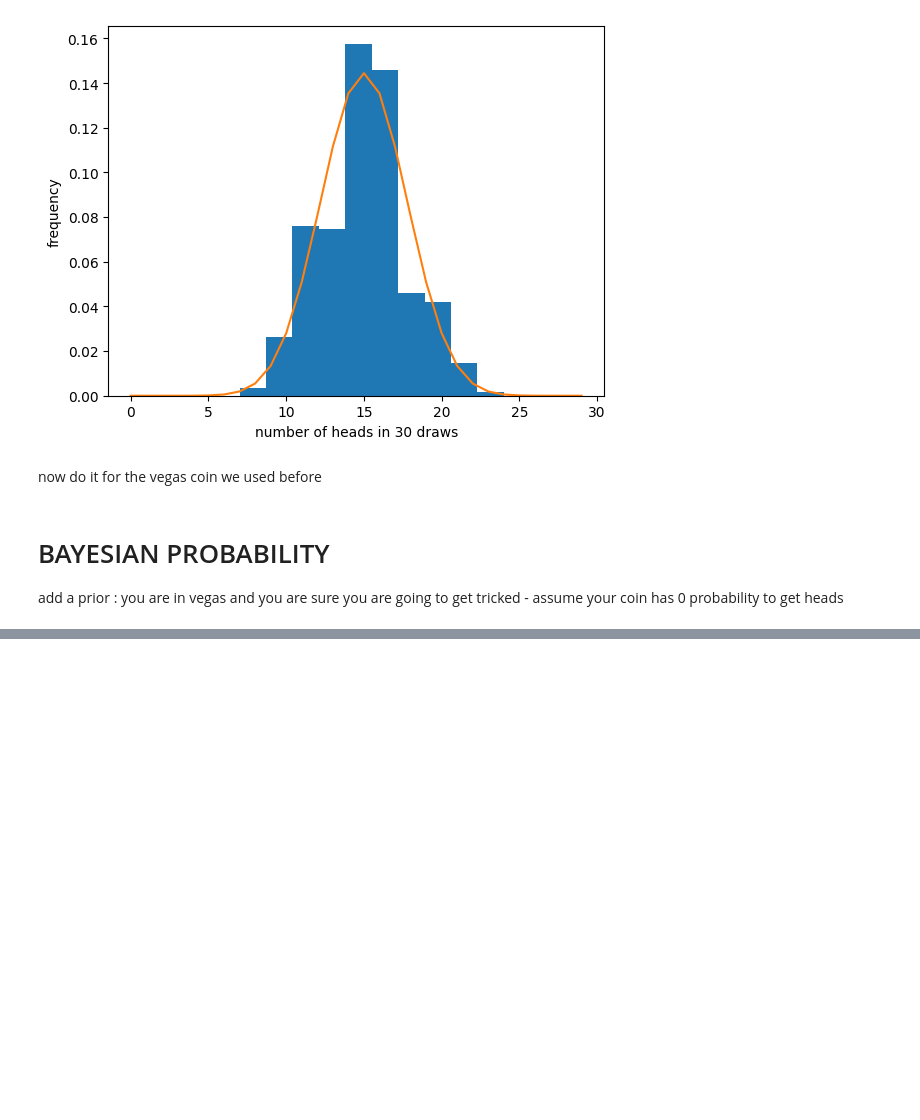
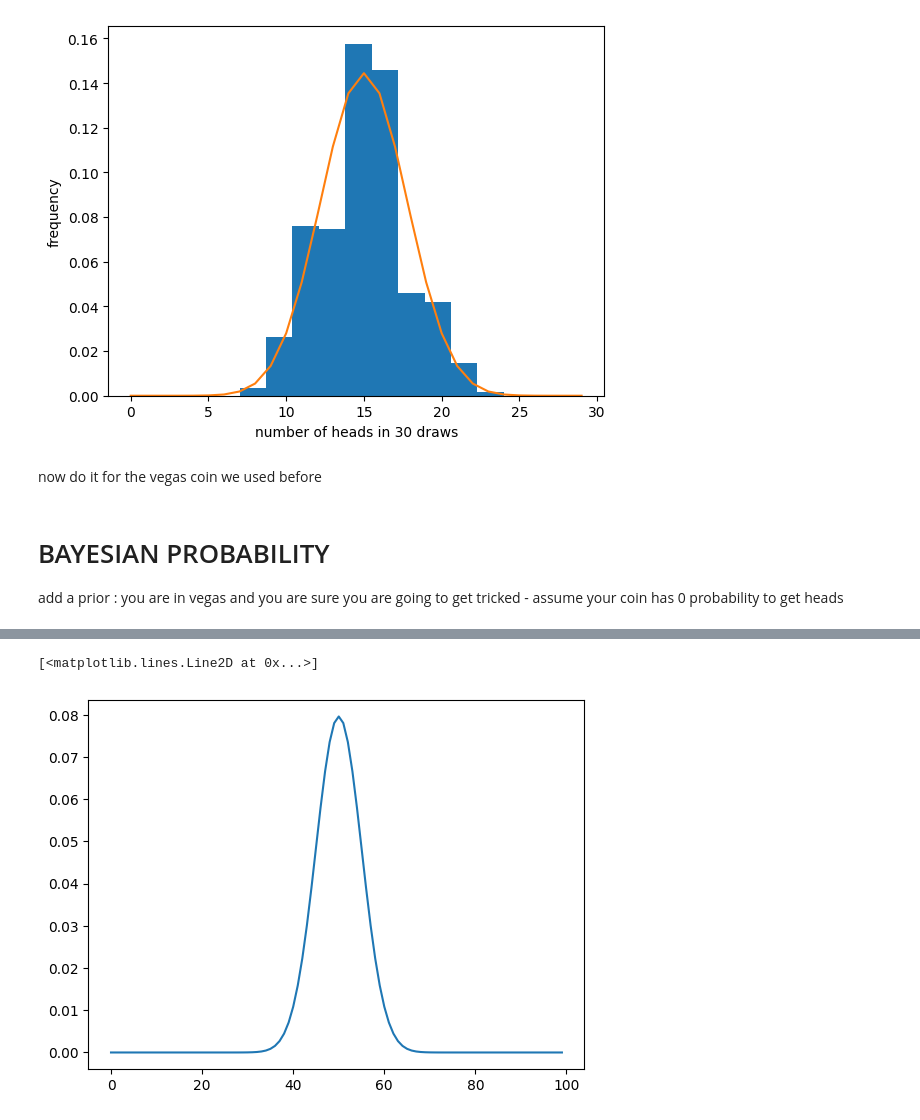
Before and after one commit to mnilsson8/DSPS_mNilsson, a Jupyter notebook: Labs/stat/Instructions_coin_tosses.ipynb, the cells around one changed output, grey strips where cells are left out. Cells and saved outputs as stored; diff of their text form; code cells hidden in the pictures; blank space fills up the shorter version.

```diff
--- a/Labs/stat/Instructions_coin_tosses.ipynb
+++ b/Labs/stat/Instructions_coin_tosses.ipynb
@@ -132,2 +142,8 @@ add a prior : you are in vegas and you are sure you are going to get tricked - a
+# %%
+likelihood = sp.stats.binom.pmf((x*100).astype(int),100,0.5)
+plt.plot(likelihood)
+# %% [output]
+[<matplotlib.lines.Line2D at 0x...>]
+[figure, added]
 # %%
 #0 probability of getting heads=1, 100% probability of getting tails...
```
Also changed, not shown: parts of 3 cells of this notebook.
